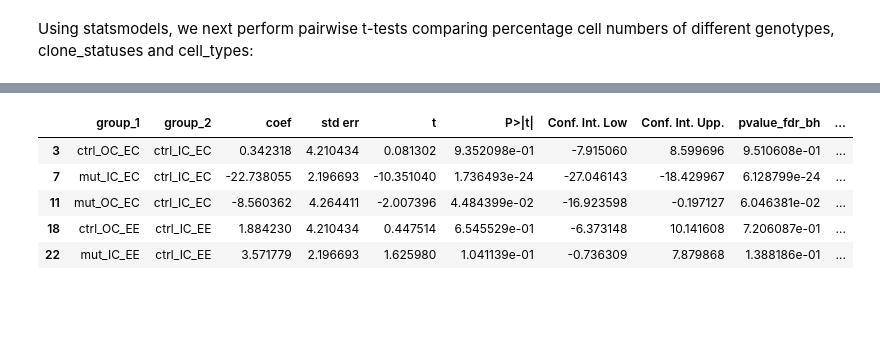
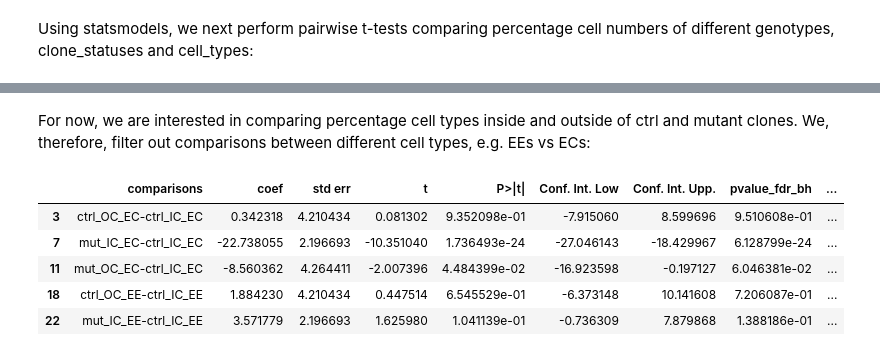
Before and after one commit to morriso1/clonedetective, a Jupyter notebook: 03_Tutorial_simple_walkthrough.ipynb, the cells around one changed output, grey strips where cells are left out. Drawn from its saved outputs; the diff is of its cells as text; code cells hidden in the pictures; blank space fills up the shorter version.

```diff
--- a/03_Tutorial_simple_walkthrough.ipynb
+++ b/03_Tutorial_simple_walkthrough.ipynb
@@ -692,6 +699,17 @@ stat_df = stat_df.rename(
+# %% [markdown]
+For now, we are interested in comparing percentage cell types inside and outside of ctrl and mutant clones. We, therefore, filter out comparisons between different cell types, e.g. EEs vs ECs:
 # %%
-comparisons = stat_df['comparisons'].str.split('-', expand=True)
-comparisons.columns = ['group_1', 'group_2']
-stat_df.insert(0, comparisons['group_1'].name, comparisons['group_1'])
-stat_df.insert(1, comparisons['group_2'].name, comparisons['group_2'])
-stat_df.drop(columns=['comparisons'], inplace=True)
+comparisons = stat_df["comparisons"].str.split("-", expand=True)
+comparisons.columns = ["group_1", "group_2"]
+to_filter = (
+    comparisons["group_1"].str.split("_", expand=True)[2]
+    == comparisons["group_2"].str.split("_", expand=True)[2]
+)
+stat_df[to_filter].head()
+# %% [output]
+|  | comparisons | coef | std err | t | P>|t| | Conf. Int. Low | Conf. Int. Upp. | pvalue_fdr_bh | ... |
+| 3 | ctrl_OC_EC-ctrl_IC_EC | 0.342318 | 4.210434 | 0.081302 | 9.352098e-01 | -7.915060 | 8.599696 | 9.510608e-01 | ... |
+| 7 | mut_IC_EC-ctrl_IC_EC | -22.738055 | 2.196693 | -10.351040 | 1.736493e-24 | -27.046143 | -18.429967 | 6.128799e-24 | ... |
+| 11 | mut_OC_EC-ctrl_IC_EC | -8.560362 | 4.264411 | -2.007396 | 4.484399e-02 | -16.923598 | -0.197127 | 6.046381e-02 | ... |
+| 18 | ctrl_OC_EE-ctrl_IC_EE | 1.884230 | 4.210434 | 0.447514 | 6.545529e-01 | -6.373148 | 10.141608 | 7.206087e-01 | ... |
+| 22 | mut_IC_EE-ctrl_IC_EE | 3.571779 | 2.196693 | 1.625980 | 1.041139e-01 | -0.736309 | 7.879868 | 1.388186e-01 | ... |
@@ -700,10 +716 @@ to_filter = stat_df['group_1'].str.split('_', expand=True)[2] == stat_df['group_
-# %%
-stat_df[to_filter].head()
-# %% [output]
-|  | group_1 | group_2 | coef | std err | t | P>|t| | Conf. Int. Low | Conf. Int. Upp. | pvalue_fdr_bh | ... |
-| 3 | ctrl_OC_EC | ctrl_IC_EC | 0.342318 | 4.210434 | 0.081302 | 9.352098e-01 | -7.915060 | 8.599696 | 9.510608e-01 | ... |
-| 7 | mut_IC_EC | ctrl_IC_EC | -22.738055 | 2.196693 | -10.351040 | 1.736493e-24 | -27.046143 | -18.429967 | 6.128799e-24 | ... |
-| 11 | mut_OC_EC | ctrl_IC_EC | -8.560362 | 4.264411 | -2.007396 | 4.484399e-02 | -16.923598 | -0.197127 | 6.046381e-02 | ... |
-| 18 | ctrl_OC_EE | ctrl_IC_EE | 1.884230 | 4.210434 | 0.447514 | 6.545529e-01 | -6.373148 | 10.141608 | 7.206087e-01 | ... |
-| 22 | mut_IC_EE | ctrl_IC_EE | 3.571779 | 2.196693 | 1.625980 | 1.041139e-01 | -0.736309 | 7.879868 | 1.388186e-01 | ... |
 # %%
```
Also changed, not shown: parts of 5 cells of this notebook, 2 other files.
